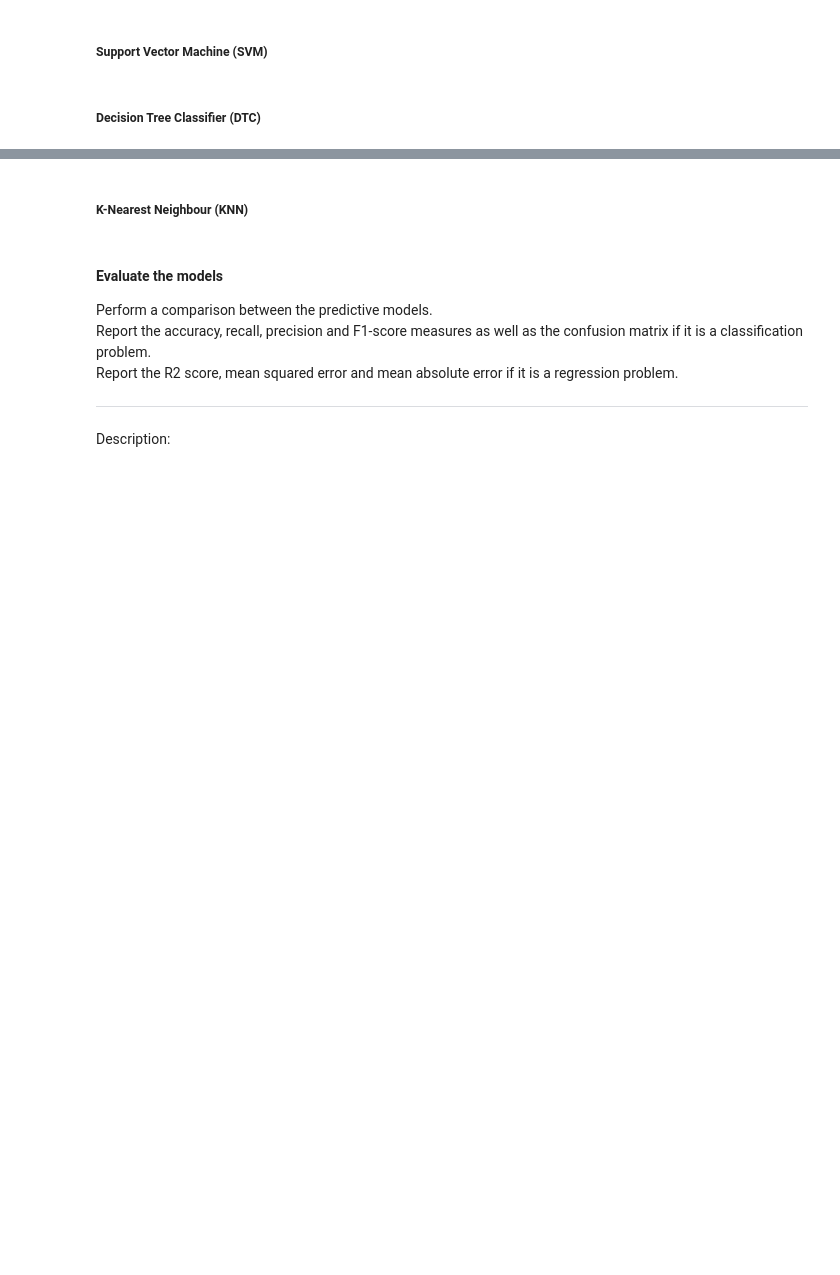
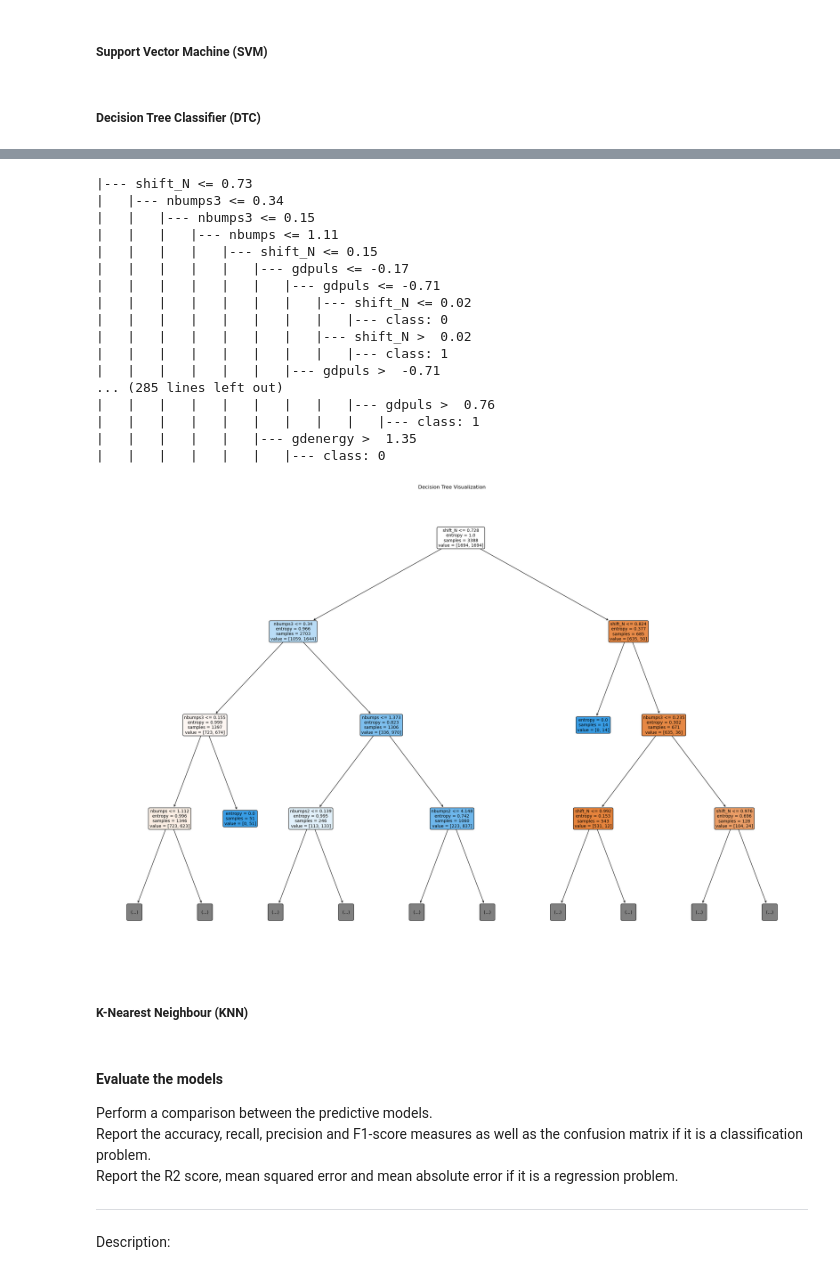
Before and after one commit to WenHao1223/cpc251-proj, a Jupyter notebook: Seismic/CPC251_Project_Part1_Seismic6.ipynb, the cells around one changed output, grey strips where cells are left out. Drawn from its saved outputs; the diff is of its cells as text; code cells hidden in the pictures; blank space fills up the shorter version.

Commit message:
added decision tree part

```diff
--- a/Seismic/CPC251_Project_Part1_Seismic6.ipynb
+++ b/Seismic/CPC251_Project_Part1_Seismic6.ipynb
@@ -628,3 +766,35 @@ svm_best_model = None # @goeychewhong
+# %%
+from sklearn.tree import plot_tree, export_text
+from matplotlib import pyplot as plt
+
+# Print the tree as text
+print(export_text(best_dt, feature_names=list(X_train_df.columns)))
+
+
+# Plot the tree
+plt.figure(figsize=(30, 20))
+plot_tree(best_dt, feature_names=list(X_train_df.columns), filled=True, rounded=True, fontsize=10, max_depth=3)
+plt.title("Decision Tree Visualization")
+plt.show()
+# %% [output]
+|--- shift_N <= 0.73
+|   |--- nbumps3 <= 0.34
+|   |   |--- nbumps3 <= 0.15
+|   |   |   |--- nbumps <= 1.11
+|   |   |   |   |--- shift_N <= 0.15
+|   |   |   |   |   |--- gdpuls <= -0.17
+|   |   |   |   |   |   |--- gdpuls <= -0.71
+|   |   |   |   |   |   |   |--- shift_N <= 0.02
+|   |   |   |   |   |   |   |   |--- class: 0
+|   |   |   |   |   |   |   |--- shift_N >  0.02
+|   |   |   |   |   |   |   |   |--- class: 1
+|   |   |   |   |   |   |--- gdpuls >  -0.71
+... (285 lines left out)
+|   |   |   |   |   |   |   |   |--- gdpuls >  0.76
+|   |   |   |   |   |   |   |   |   |--- class: 1
+|   |   |   |   |   |--- gdenergy >  1.35
+|   |   |   |   |   |   |--- class: 0
+[figure, added]
 # %%
 dtc_best_model = None # @Jccc03
 # %% [markdown]
```
Also changed, not shown: parts of 8 cells of this notebook.
